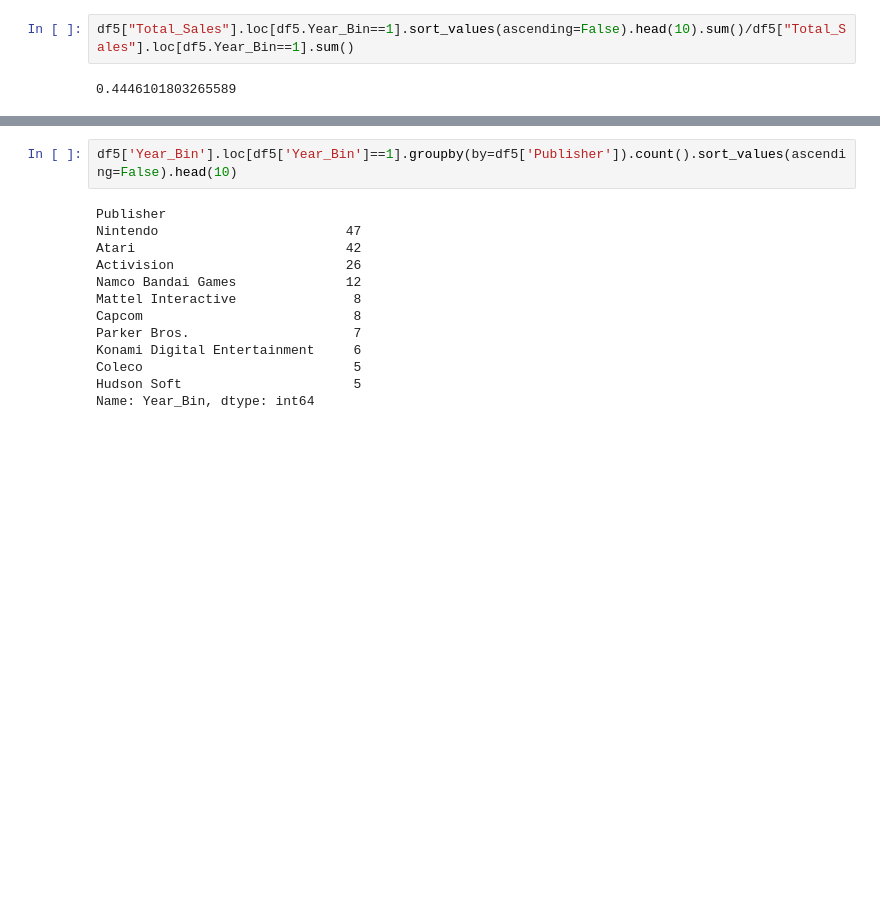
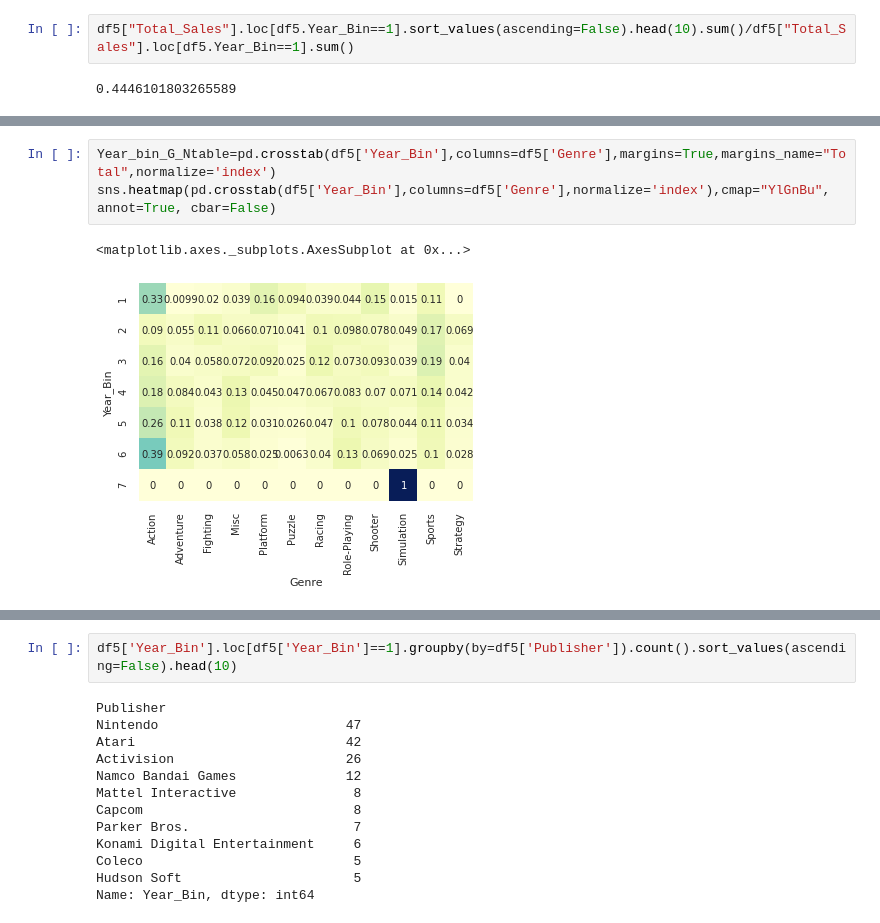
Before and after one commit to choheeee22/ds_Section1_Project, a Jupyter notebook: Section1_Project_GameIndustry.ipynb, the cells around one changed output, grey strips where cells are left out. Drawn from its saved outputs; the diff is of its cells as text; blank space fills up the shorter version.

```diff
--- a/Section1_Project_GameIndustry.ipynb
+++ b/Section1_Project_GameIndustry.ipynb
@@ -846,0 +860,6 @@ Year_bin_G_table
+# %%
+Year_bin_G_Ntable=pd.crosstab(df5['Year_Bin'],columns=df5['Genre'],margins=True,margins_name="Total",normalize='index')
+sns.heatmap(pd.crosstab(df5['Year_Bin'],columns=df5['Genre'],normalize='index'),cmap="YlGnBu", annot=True, cbar=False)
+# %% [output]
+<matplotlib.axes._subplots.AxesSubplot at 0x...>
+[figure, added]
```
Also changed, not shown: parts of 19 cells of this notebook.
